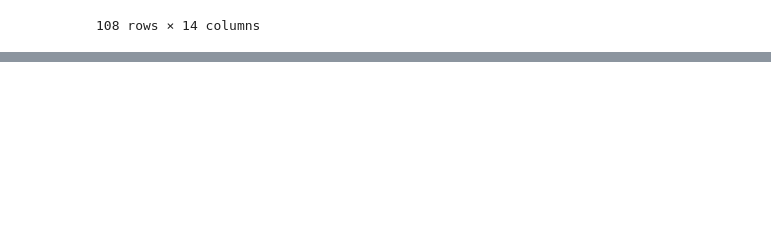
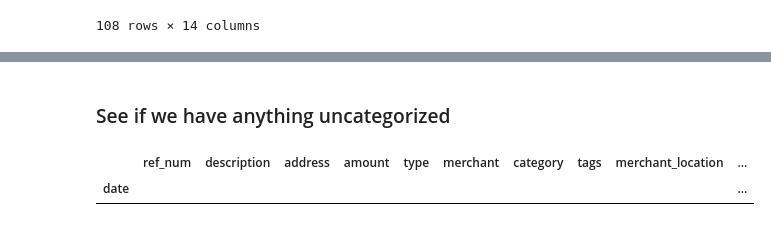
Before and after one commit to romaninozemtsev/personal_finance, a Jupyter notebook: parse_folder.ipynb, the cells around one changed output, grey strips where cells are left out. Drawn from its saved outputs; the diff is of its cells as text; code cells hidden in the pictures; blank space fills up the shorter version.

```diff
--- a/parse_folder.ipynb
+++ b/parse_folder.ipynb
@@ -1,6 +1,6 @@
 # %%
 from finny import csv_parse
-transactions = csv_parse.read_transactions_from_folder("../ex")
+transactions = csv_parse.read_transactions_from_folder("personal/statements/")
 # %%
 from finny import cleaner
 clean_txs = cleaner.clean_transactions(transactions)
@@ -105,0 +122,7 @@ df[df['merchant']=='amazon'].sort_values(by='amount', ascending=True)
+# %% [markdown]
+### See if we have anything uncategorized
+# %%
+df[df['category'].isnull()]
+# %% [output]
+|  | ref_num | description | address | amount | type | merchant | category | tags | merchant_location | ... |
+| date |  |  |  |  |  |  |  |  |  | ... |
```
Also changed, not shown: parts of 2 cells of this notebook, 4 other files.
